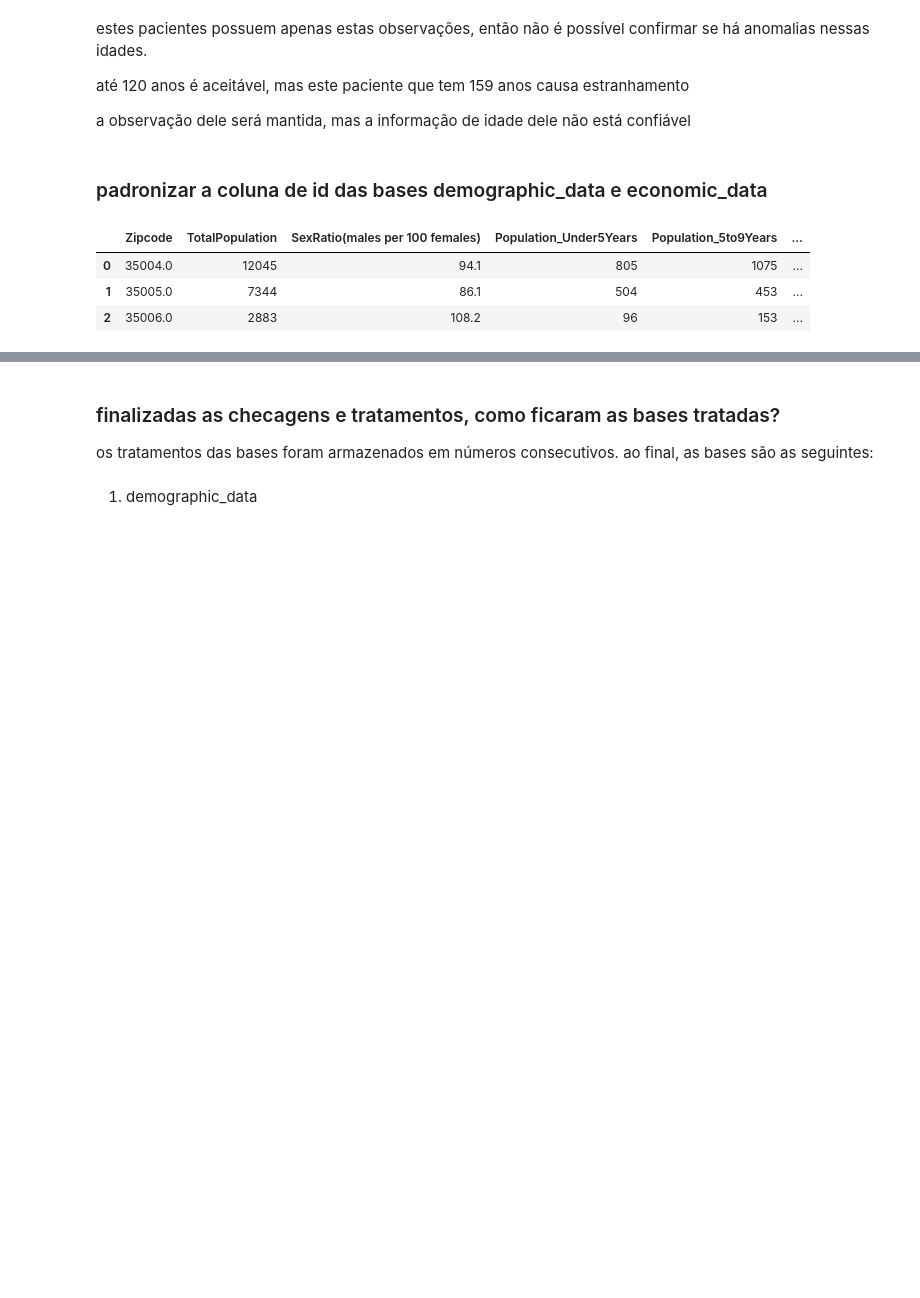
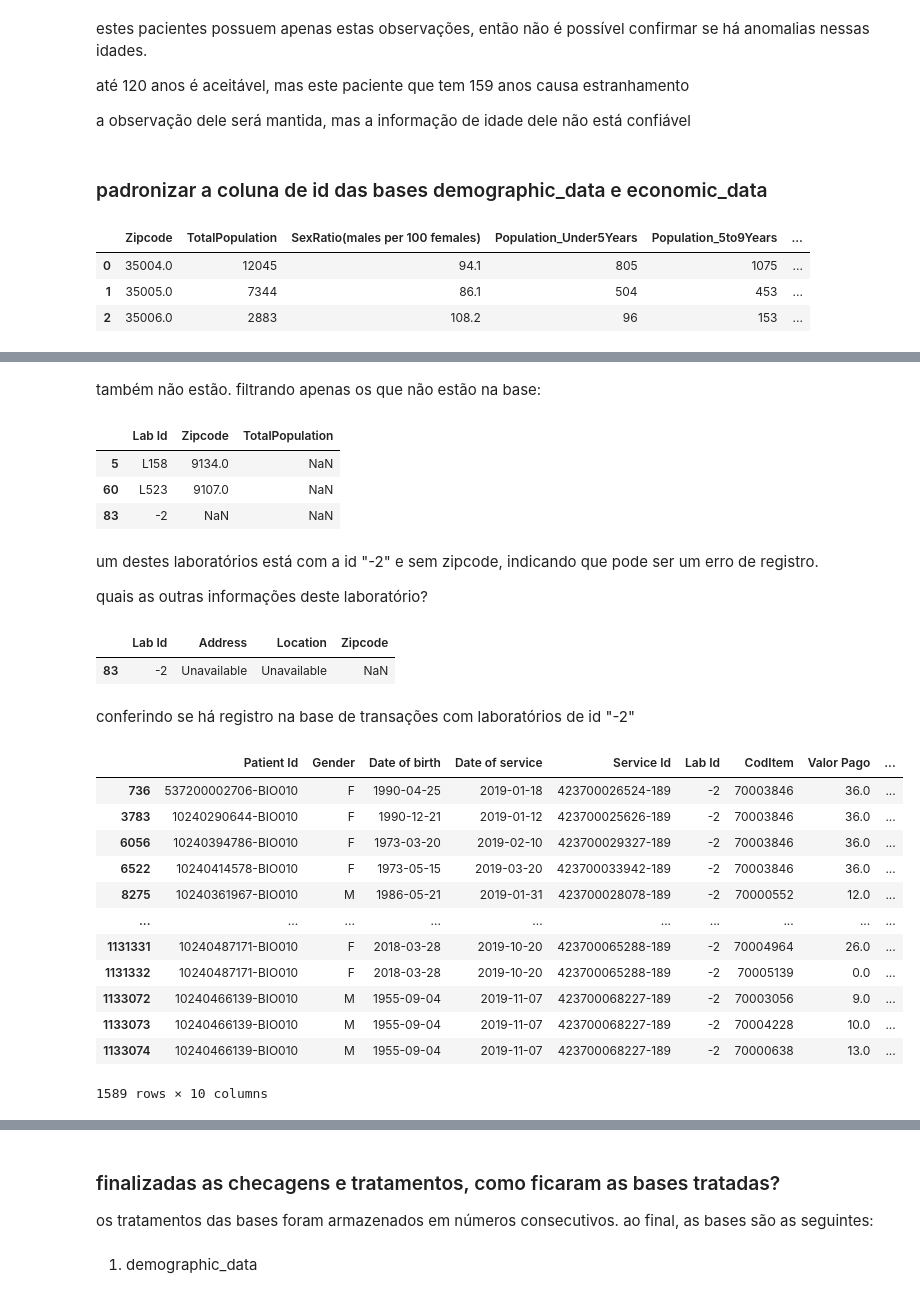
Before and after one commit to leticiafaria7/case-elogroup, a Jupyter notebook: 1_checagem-tratamento-dados.ipynb, the cells around one changed output, grey strips where cells are left out. Drawn from its saved outputs; the diff is of its cells as text; code cells hidden in the pictures; blank space fills up the shorter version.

Commit message:
checagem dos zipcodes

```diff
--- a/1_checagem-tratamento-dados.ipynb
+++ b/1_checagem-tratamento-dados.ipynb
@@ -937,0 +982,36 @@ economic_data3.head(3)
+# %% [markdown]
+também não estão. filtrando apenas os que não estão na base:
+# %%
+zipcodes[zipcodes['TotalPopulation'].isnull()]
+# %% [output]
+|  | Lab Id | Zipcode | TotalPopulation |
+| 5 | L158 | 9134.0 | NaN |
+| 60 | L523 | 9107.0 | NaN |
+| 83 | -2 | NaN | NaN |
+# %% [markdown]
+um destes laboratórios está com a id "-2" e sem zipcode, indicando que pode ser um erro de registro.
+
+quais as outras informações deste laboratório?
+# %%
+df_geocode[df_geocode['Lab Id'] == '-2']
+# %% [output]
+|  | Lab Id | Address | Location | Zipcode |
+| 83 | -2 | Unavailable | Unavailable | NaN |
+# %% [markdown]
+conferindo se há registro na base de transações com laboratórios de id "-2"
+# %%
+transactional_data4[transactional_data4['Lab Id'] == '-2']
+# %% [output]
+|  | Patient Id | Gender | Date of birth | Date of service | Service Id | Lab Id | CodItem | Valor Pago | ... |
+| 736 | 537200002706-BIO010 | F | 1990-04-25 | 2019-01-18 | 423700026524-189 | -2 | 70003846 | 36.0 | ... |
+| 3783 | 10240290644-BIO010 | F | 1990-12-21 | 2019-01-12 | 423700025626-189 | -2 | 70003846 | 36.0 | ... |
+| 6056 | 10240394786-BIO010 | F | 1973-03-20 | 2019-02-10 | 423700029327-189 | -2 | 70003846 | 36.0 | ... |
+| 6522 | 10240414578-BIO010 | F | 1973-05-15 | 2019-03-20 | 423700033942-189 | -2 | 70003846 | 36.0 | ... |
+| 8275 | 10240361967-BIO010 | M | 1986-05-21 | 2019-01-31 | 423700028078-189 | -2 | 70000552 | 12.0 | ... |
+| ... | ... | ... | ... | ... | ... | ... | ... | ... | ... |
+| 1131331 | 10240487171-BIO010 | F | 2018-03-28 | 2019-10-20 | 423700065288-189 | -2 | 70004964 | 26.0 | ... |
+| 1131332 | 10240487171-BIO010 | F | 2018-03-28 | 2019-10-20 | 423700065288-189 | -2 | 70005139 | 0.0 | ... |
+| 1133072 | 10240466139-BIO010 | M | 1955-09-04 | 2019-11-07 | 423700068227-189 | -2 | 70003056 | 9.0 | ... |
+| 1133073 | 10240466139-BIO010 | M | 1955-09-04 | 2019-11-07 | 423700068227-189 | -2 | 70004228 | 10.0 | ... |
+| 1133074 | 10240466139-BIO010 | M | 1955-09-04 | 2019-11-07 | 423700068227-189 | -2 | 70000638 | 13.0 | ... |
+1589 rows × 10 columns
```
Also changed, not shown: parts of 7 cells of this notebook.
